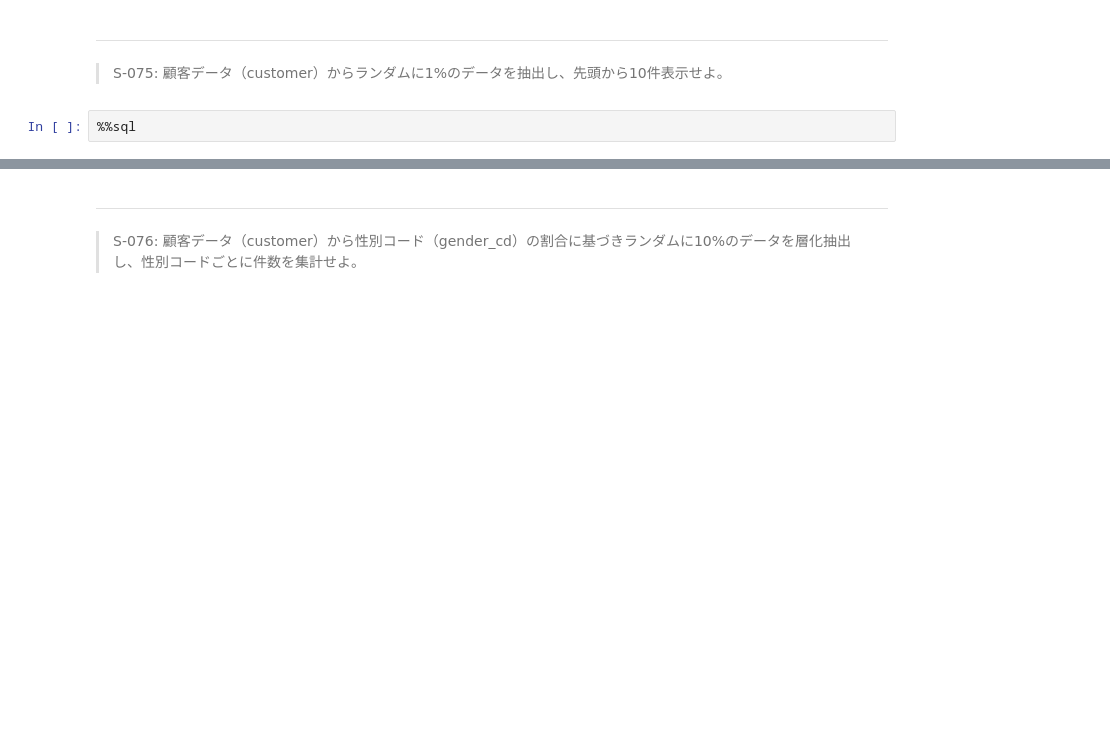
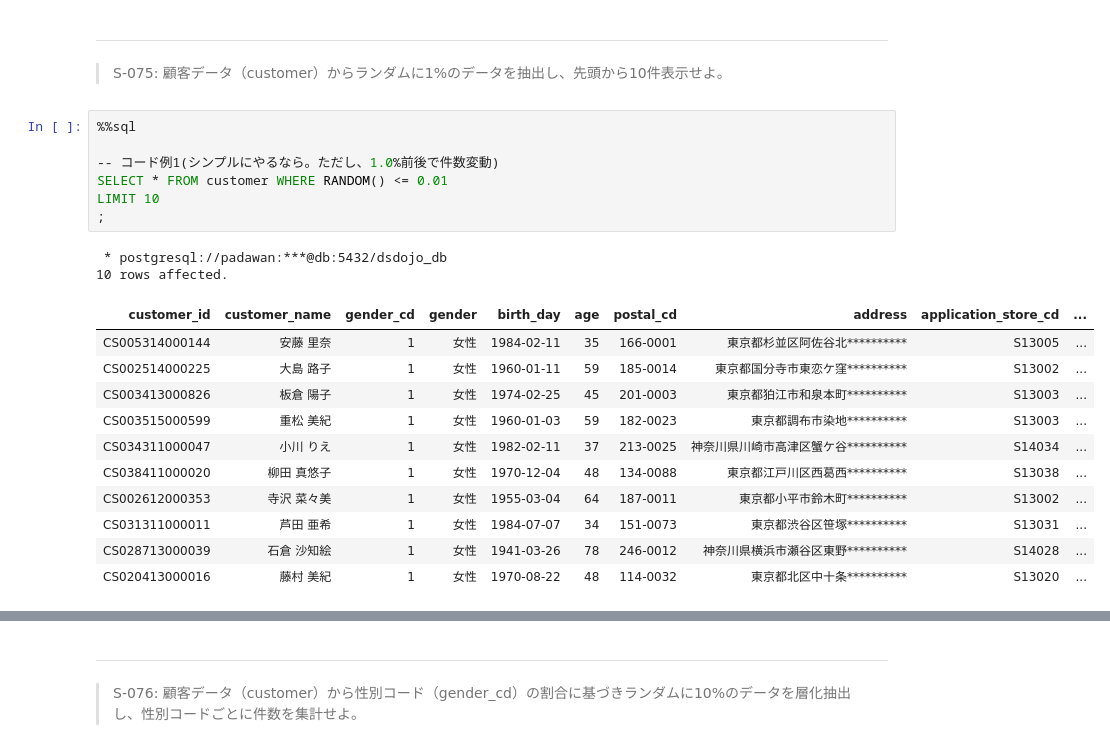
Before and after one commit to KJR020/100knocks-preprocess, a Jupyter notebook: docker/work/preprocess_knock_SQL.ipynb, the cells around one changed output, grey strips where cells are left out. Cells and saved outputs as stored; diff of their text form; blank space fills up the shorter version.

```diff
--- a/docker/work/preprocess_knock_SQL.ipynb
+++ b/docker/work/preprocess_knock_SQL.ipynb
@@ -2446,5 +2602,24 @@ LIMIT 10
 # %% [markdown]
 ---
 > S-075: 顧客データ（customer）からランダムに1%のデータを抽出し、先頭から10件表示せよ。
-# %%
-%%sql
+# %%
+%%sql
+
+-- コード例1(シンプルにやるなら。ただし、1.0%前後で件数変動)
+SELECT * FROM customer WHERE RANDOM() <= 0.01
+LIMIT 10
+;
+# %% [output]
+ * postgresql://padawan:***@db:5432/dsdojo_db
+10 rows affected.
+| customer_id | customer_name | gender_cd | gender | birth_day | age | postal_cd | address | application_store_cd | ... |
+| CS005314000144 | 安藤 里奈 | 1 | 女性 | 1984-02-11 | 35 | 166-0001 | 東京都杉並区阿佐谷北********** | S13005 | ... |
+| CS002514000225 | 大島 路子 | 1 | 女性 | 1960-01-11 | 59 | 185-0014 | 東京都国分寺市東恋ケ窪********** | S13002 | ... |
+| CS003413000826 | 板倉 陽子 | 1 | 女性 | 1974-02-25 | 45 | 201-0003 | 東京都狛江市和泉本町********** | S13003 | ... |
+| CS003515000599 | 重松 美紀 | 1 | 女性 | 1960-01-03 | 59 | 182-0023 | 東京都調布市染地********** | S13003 | ... |
+| CS034311000047 | 小川 りえ | 1 | 女性 | 1982-02-11 | 37 | 213-0025 | 神奈川県川崎市高津区蟹ケ谷********** | S14034 | ... |
+| CS038411000020 | 柳田 真悠子 | 1 | 女性 | 1970-12-04 | 48 | 134-0088 | 東京都江戸川区西葛西********** | S13038 | ... |
+| CS002612000353 | 寺沢 菜々美 | 1 | 女性 | 1955-03-04 | 64 | 187-0011 | 東京都小平市鈴木町********** | S13002 | ... |
+| CS031311000011 | 芦田 亜希 | 1 | 女性 | 1984-07-07 | 34 | 151-0073 | 東京都渋谷区笹塚********** | S13031 | ... |
+| CS028713000039 | 石倉 沙知絵 | 1 | 女性 | 1941-03-26 | 78 | 246-0012 | 神奈川県横浜市瀬谷区東野********** | S14028 | ... |
+| CS020413000016 | 藤村 美紀 | 1 | 女性 | 1970-08-22 | 48 | 114-0032 | 東京都北区中十条********** | S13020 | ... |
```
Also changed, not shown: parts of 9 cells of this notebook.
